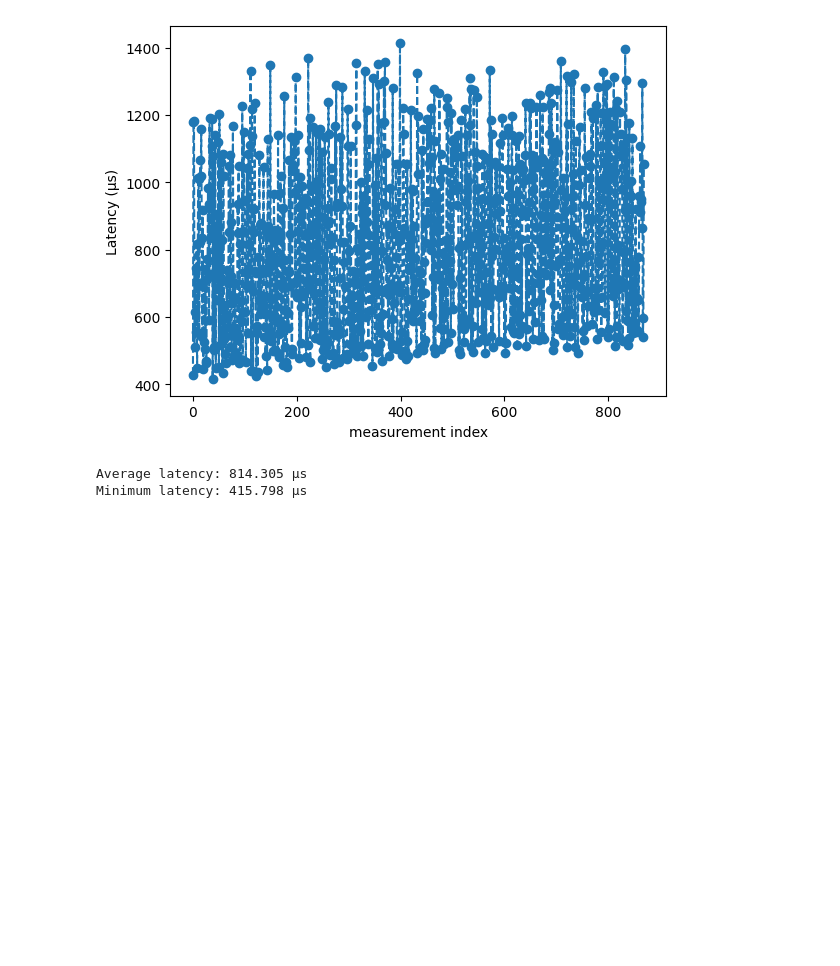
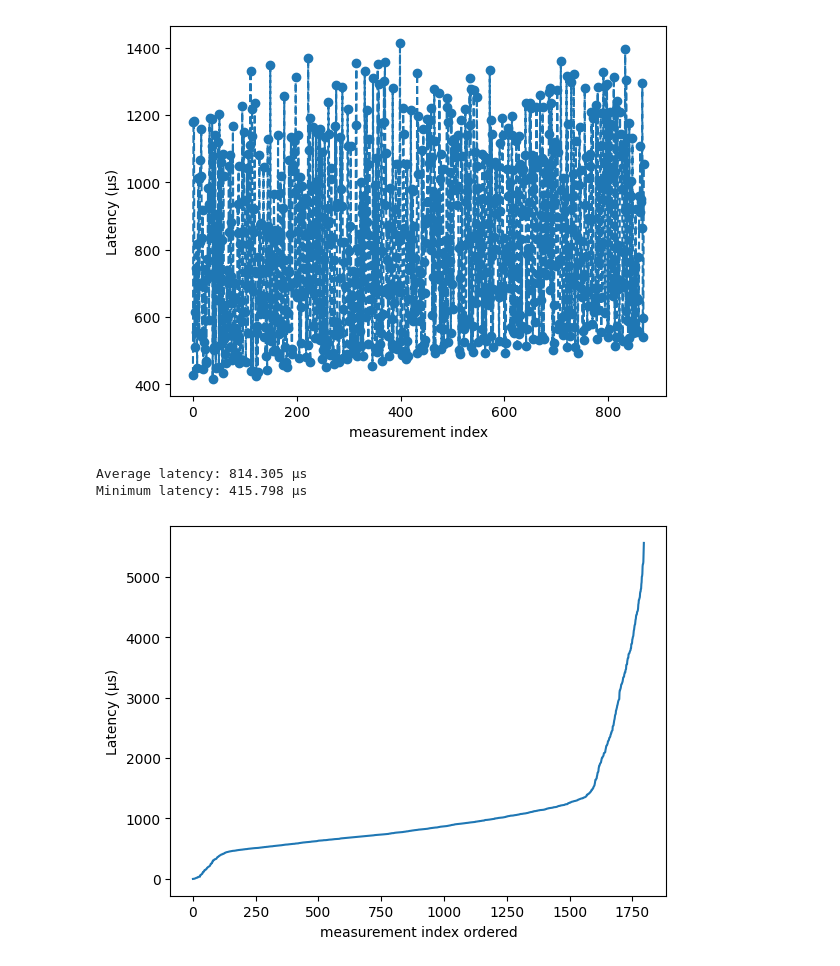
Before and after one commit to gespel/XenoFlow, a Jupyter notebook: experiments/entry_latency/entry_latency.ipynb, the cells around one changed output. Drawn from its saved outputs; the diff is of its cells as text; code cells hidden in the pictures; blank space fills up the shorter version.

Commit message:
adding overall graph

```diff
--- a/experiments/entry_latency/entry_latency.ipynb
+++ b/experiments/entry_latency/entry_latency.ipynb
@@ -7,6 +7,7 @@ from matplotlib import pyplot as plt
 from scapy.config import conf
 conf.use_pcap = True
 
+all_latencies = []
 
 def analyse_experiment(pcap_file, entry_file):
 
@@ -83,7 +84,7 @@ def analyse_experiment(pcap_file, entry_file):
     ]  # Remove None and latencies > 10ms
 
     latencies_μs = [l / 1_000 for l in latencies_cleaned]  # Convert to microseconds
-
+    all_latencies.extend(latencies_cleaned)
     # Plot
     plt.plot(latencies_μs, linestyle="--", marker="o")
     plt.xlabel("measurement index")
@@ -153,3 +154,11 @@ analyse_experiment("measurements/test11.pcap", "measurements/entries_11.txt")
 [figure]
 Average latency: 814.305 μs
 Minimum latency: 415.798 μs
+# %%
+all_latencies.sort()
+plt.plot([l / 1_000 for l in all_latencies])
+plt.xlabel("measurement index ordered")
+plt.ylabel("Latency (μs)")
+plt.show()
+# %% [output]
+[figure, added]
```
